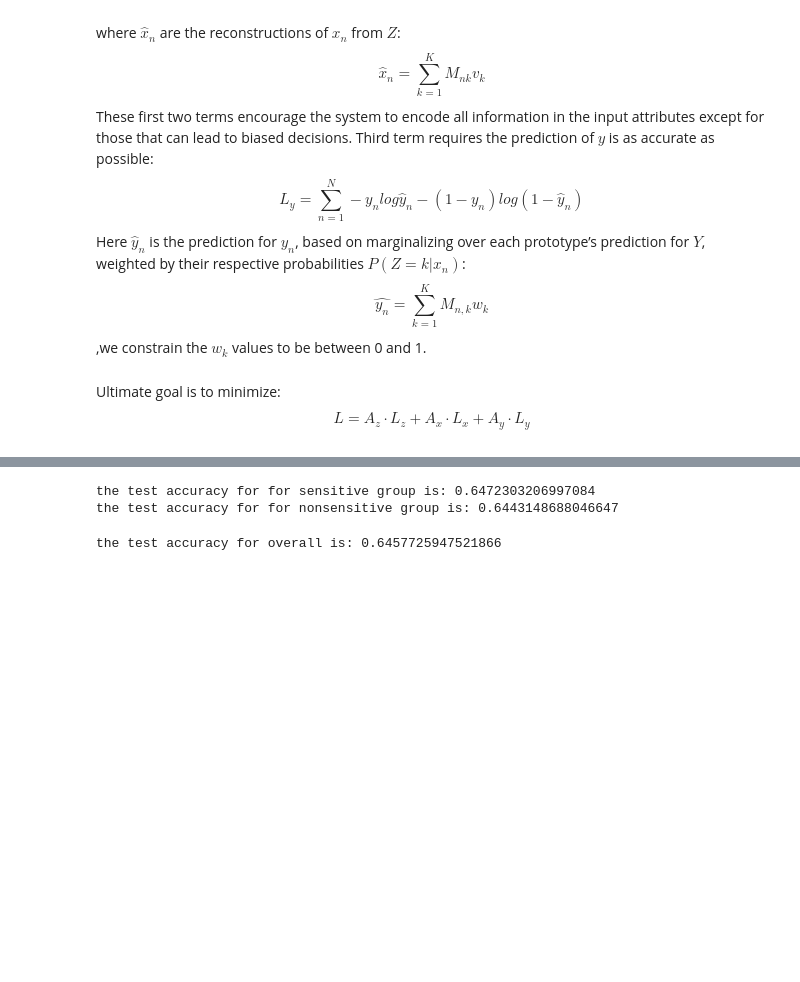
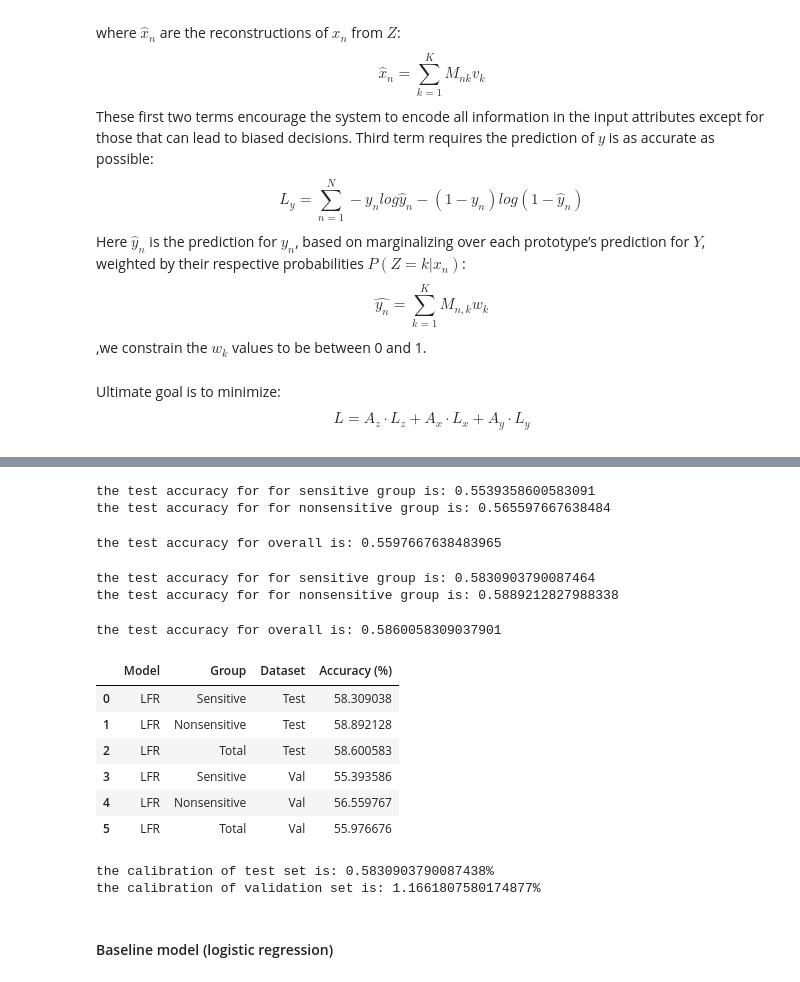
Before and after one commit to angelw29/ADS-Fall23-Project4-MachineLearningFairness-Group-1, a Jupyter notebook: doc/proj4_A1.ipynb, the cells around one changed output, grey strips where cells are left out. Saved outputs shown, nothing was run; the diff lists cells and outputs as text; code cells hidden in the pictures; blank space fills up the shorter version.

```diff
--- a/doc/proj4_A1.ipynb
+++ b/doc/proj4_A1.ipynb
@@ -396,22 +391,70 @@ test_yhat_sensitive, test_yhat_nonsensitive, test_M_nk_sensitive, test_M_nk_nons
                                                                            nonsensitive_ytest,
                                                                            k, 1e-4, 0.1, 1000,
                                                                             results = 1)
+# %%
+val_yhat_sensitive = [1 if x >=.5 else 0 for x in val_yhat_sensitive]
+val_yhat_nonsensitive = [1 if x >=.5 else 0 for x in val_yhat_nonsensitive]
+
+val_sensitive_accuracy = accuracy_score(list(sensitive_yval),list(val_yhat_sensitive))
+val_nonsensitive_accuracy = accuracy_score(list(nonsensitive_yval),list(val_yhat_nonsensitive))
+print(f'the test accuracy for for sensitive group is: {val_sensitive_accuracy}')
+print(f'the test accuracy for for nonsensitive group is: {val_nonsensitive_accuracy}')
+# %% [output]
+the test accuracy for for sensitive group is: 0.5539358600583091
+the test accuracy for for nonsensitive group is: 0.565597667638484
+# %%
+val_target = list(sensitive_yval) + list(nonsensitive_yval)
+val_pred = list(val_yhat_sensitive) + list(val_yhat_nonsensitive)
+val_pred = [1 if x >=.5 else 0 for x in val_pred]
+val_total_accuracy = accuracy_score(val_target,val_pred)
+print(f'the test accuracy for overall is: {val_total_accuracy}')
+# %% [output]
+the test accuracy for overall is: 0.5597667638483965
 # %%
 test_yhat_sensitive = [1 if x >=.5 else 0 for x in test_yhat_sensitive]
 test_yhat_nonsensitive = [1 if x >=.5 else 0 for x in test_yhat_nonsensitive]
 
-sensitive_accuracy = accuracy_score(list(sensitive_ytest),list(test_yhat_sensitive))
-nonsensitive_accuracy = accuracy_score(list(nonsensitive_ytest),list(test_yhat_nonsensitive))
-print(f'the test accuracy for for sensitive group is: {sensitive_accuracy}')
-print(f'the test accuracy for for nonsensitive group is: {nonsensitive_accuracy}')
+test_sensitive_accuracy = accuracy_score(list(sensitive_ytest),list(test_yhat_sensitive))
+test_nonsensitive_accuracy = accuracy_score(list(nonsensitive_ytest),list(test_yhat_nonsensitive))
+print(f'the test accuracy for for sensitive group is: {test_sensitive_accuracy}')
+print(f'the test accuracy for for nonsensitive group is: {test_nonsensitive_accuracy}')
 # %% [output]
-the test accuracy for for sensitive group is: 0.6472303206997084
-the test accuracy for for nonsensitive group is: 0.6443148688046647
+the test accuracy for for sensitive group is: 0.5830903790087464
+the test accuracy for for nonsensitive group is: 0.5889212827988338
 # %%
-target = list(sensitive_ytest) + list(nonsensitive_ytest)
-pred = list(ytest_sensitive_pred) + list(ytest_nonsensitive_pred)
-pred = [1 if x >=.5 else 0 for x in pred]
-total_accuracy = accuracy_score(target,pred)
-print(f'the test accuracy for overall is: {total_accuracy}')
+test_target = list(sensitive_ytest) + list(nonsensitive_ytest)
+test_pred = list(test_yhat_sensitive) + list(test_yhat_nonsensitive)
+test_pred = [1 if x >=.5 else 0 for x in test_pred]
+test_total_accuracy = accuracy_score(test_target,test_pred)
+print(f'the test accuracy for overall is: {test_total_accuracy}')
 # %% [output]
-the test accuracy for overall is: 0.6457725947521866
+the test accuracy for overall is: 0.5860058309037901
+# %%
+data = {
+    "Model": ["LFR","LFR","LFR","LFR","LFR","LFR"],
+    "Group": ["Sensitive", "Nonsensitive", "Total","Sensitive", "Nonsensitive", "Total"],
+    "Dataset": ["Test", "Test", "Test","Val", "Val", "Val"],
+    "Accuracy (%)": [test_sensitive_accuracy*100, test_nonsensitive_accuracy*100,test_total_accuracy*100,
+                    val_sensitive_accuracy*100,val_nonsensitive_accuracy*100,val_total_accuracy*100]
+}
+
+df = pd.DataFrame(data)
+df
+# %% [output]
+|  | Model | Group | Dataset | Accuracy (%) |
+| 0 | LFR | Sensitive | Test | 58.309038 |
+| 1 | LFR | Nonsensitive | Test | 58.892128 |
+| 2 | LFR | Total | Test | 58.600583 |
+| 3 | LFR | Sensitive | Val | 55.393586 |
+| 4 | LFR | Nonsensitive | Val | 56.559767 |
+| 5 | LFR | Total | Val | 55.976676 |
+# %%
+test_calib_LFR = abs(test_sensitive_accuracy - test_nonsensitive_accuracy)
+val_calib_LFR= abs(val_sensitive_accuracy - val_nonsensitive_accuracy)
+print(f'the calibration of test set is: {test_calib_LFR*100}%')
+print(f'the calibration of validation set is: {val_calib_LFR*100}%')
+# %% [output]
+the calibration of test set is: 0.5830903790087438%
+the calibration of validation set is: 1.1661807580174877%
+# %% [markdown]
+#### Baseline model (logistic regression)
```
Also changed, not shown: parts of 7 cells of this notebook, 2 other files.
